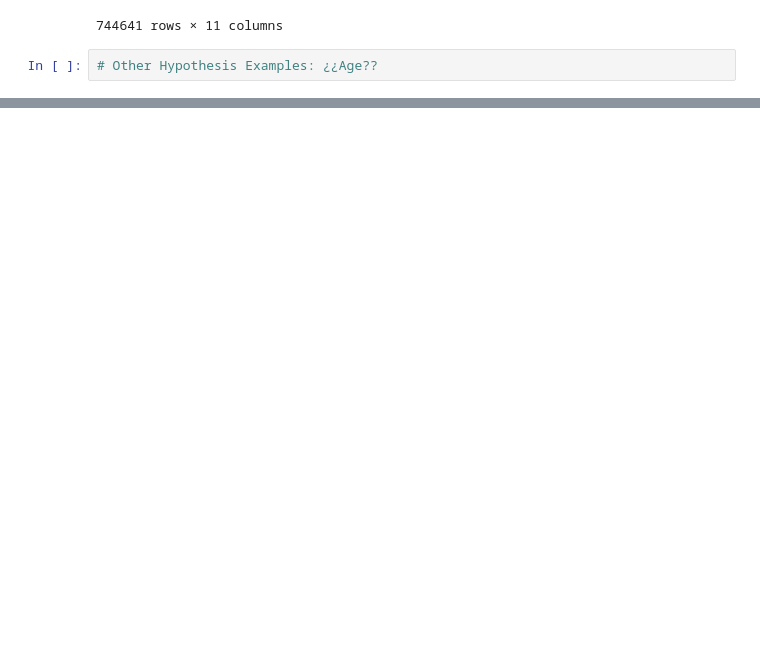
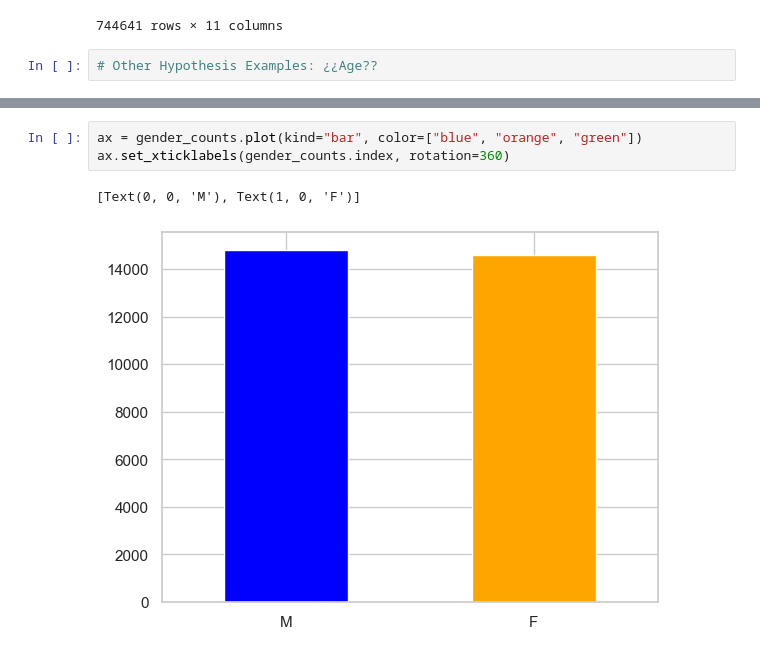
Before and after one commit to RubenLallave/Vanguard_Project, a Jupyter notebook: Vanguard_Project.ipynb, the cells around one changed output, grey strips where cells are left out. Cells and saved outputs as stored; diff of their text form; blank space fills up the shorter version.

```diff
--- a/Vanguard_Project.ipynb
+++ b/Vanguard_Project.ipynb
@@ -900,0 +1236,6 @@ final_web
+# %%
+ax = gender_counts.plot(kind="bar", color=["blue", "orange", "green"])
+ax.set_xticklabels(gender_counts.index, rotation=360)
+# %% [output]
+[Text(0, 0, 'M'), Text(1, 0, 'F')]
+[figure, added]
```
Also changed, not shown: parts of 60 cells of this notebook, 5 other files.
